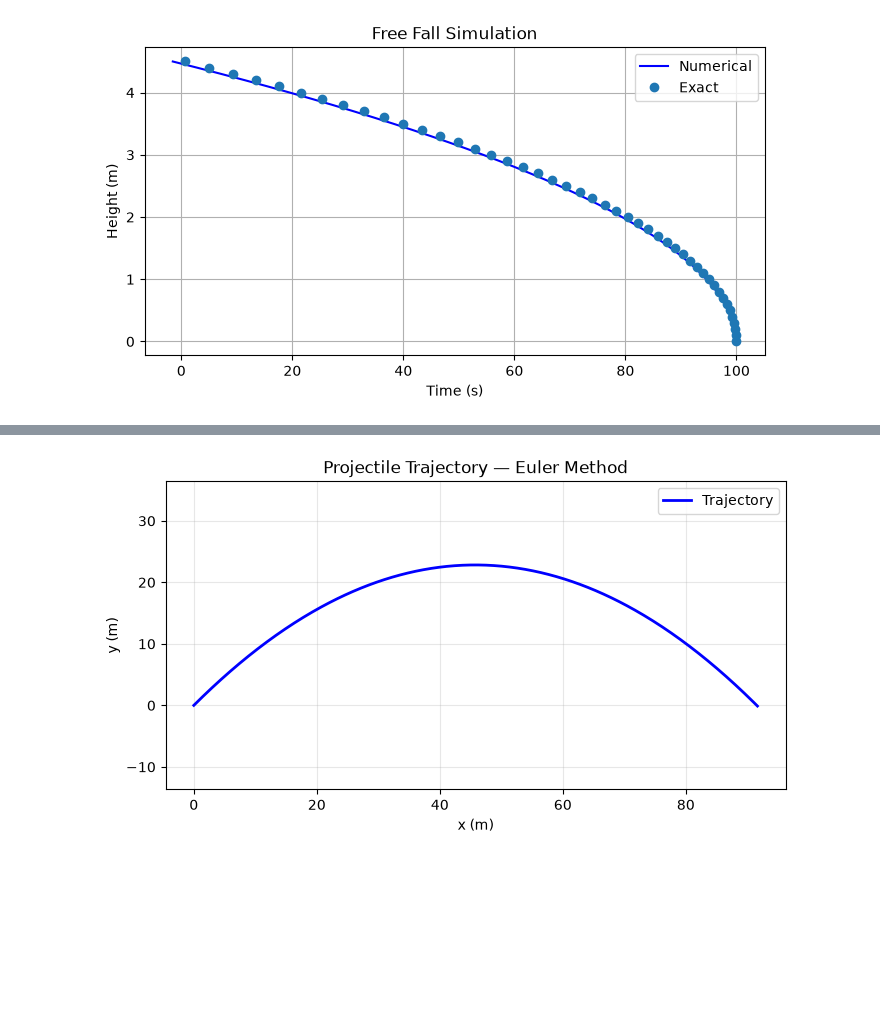
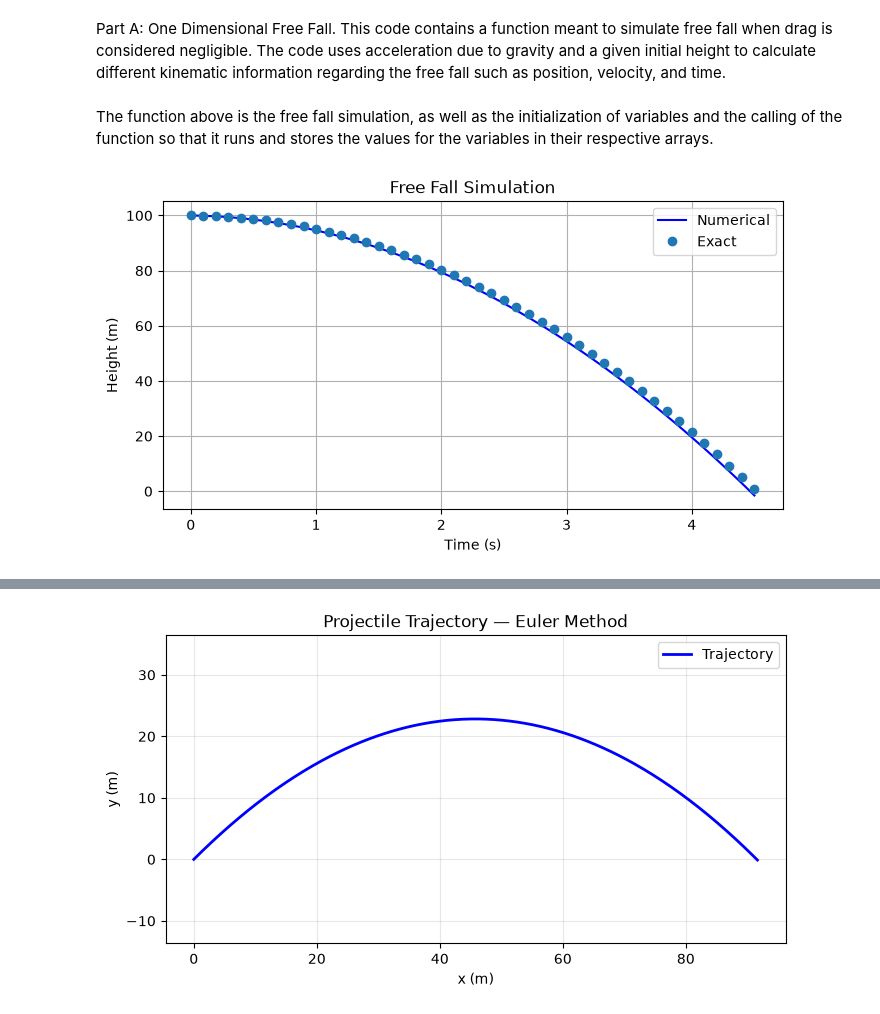
Before and after one commit to blannerd-png/phys311, a Jupyter notebook: labs/lab01/lab01_projectile.ipynb, the cells around one changed output, grey strips where cells are left out. Cells and saved outputs as stored; diff of their text form; code cells hidden in the pictures; blank space fills up the shorter version.

```diff
--- a/labs/lab01/lab01_projectile.ipynb
+++ b/labs/lab01/lab01_projectile.ipynb
@@ -6,3 +8,5 @@ Lab 1 - Projectile Motion Solver
 import numpy as np
 import matplotlib.pyplot as plt
+# %% [markdown]
+Part A: One Dimensional Free Fall. This code contains a function meant to simulate free fall when drag is considered negligible. The code uses acceleration due to gravity and a given initial height to calculate different kinematic information regarding the free fall such as position, velocity, and time.
 # %%
@@ -32,12 +34,18 @@ v_exact = -g * ts
+# %% [markdown]
+The function above is the free fall simulation, as well as the initialization of variables and the calling of the function so that it runs and stores the values for the variables in their respective arrays.
 # %%
+#Section 3 of part A
+tf = np.sqrt(2*h/g)
+v_exact = -g * tf
+y_exact = h - 0.5 * g * ts**2
 plt.figure(figsize=(8,4))
-plt.plot(ys,ts, '-b', label='Numerical')
-plt.plot(y_exact,ts, 'o', label='Exact')
+plt.plot(ts,ys, '-b', label='Numerical')
+plt.plot(ts,y_exact, 'o', label='Exact')
 plt.xlabel('Time (s)')
 plt.ylabel('Height (m)')
 plt.title('Free Fall Simulation')
 plt.grid(True)
 plt.legend()
 plt.show()
 # %% [output]
-[figure, old version]
+[figure, new version]
```
Also changed, not shown: parts of 39 cells of this notebook.
